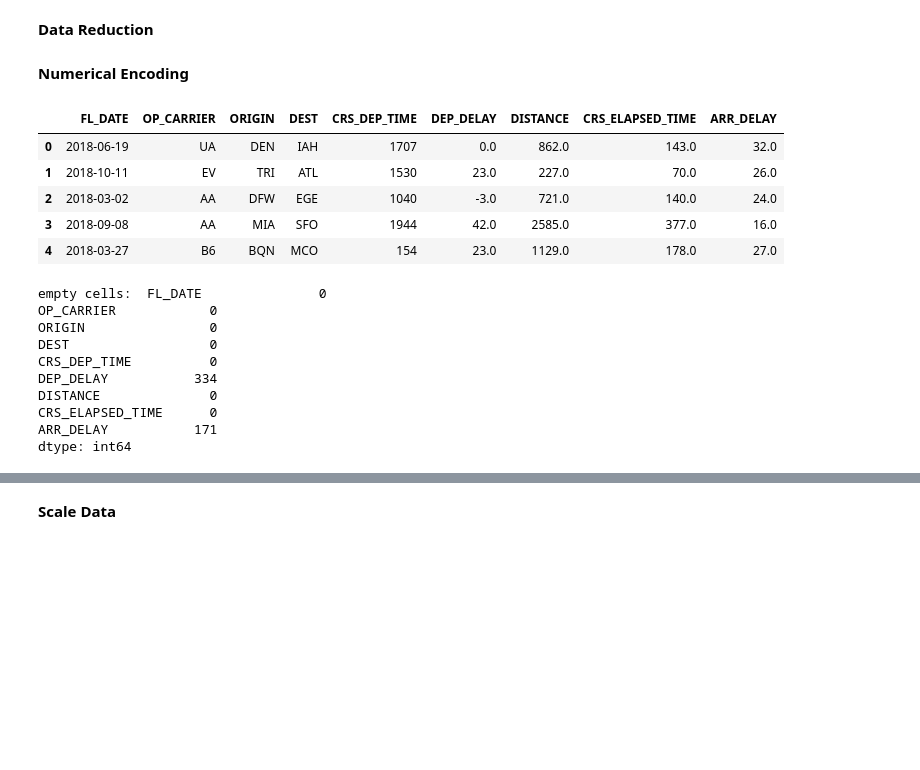
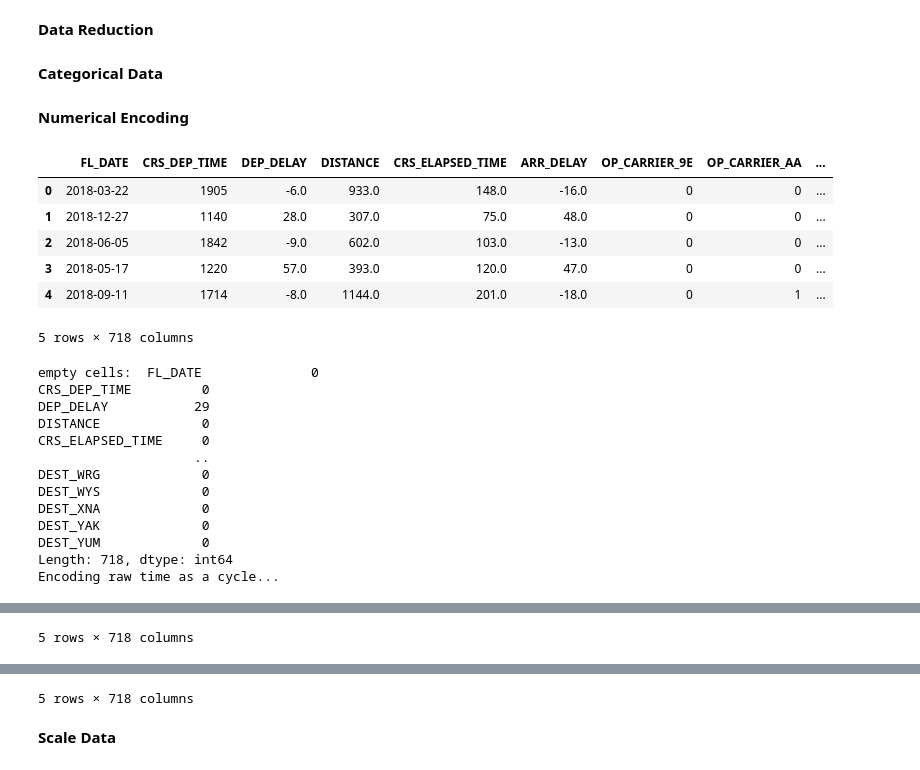
Before and after one commit to litAardvark/CSE151A_Group_Project_SII25, a Jupyter notebook: CSE151A_project.ipynb, the cells around one changed output, grey strips where cells are left out. Saved outputs shown, nothing was run; the diff lists cells and outputs as text; code cells hidden in the pictures; blank space fills up the shorter version.

```diff
--- a/CSE151A_project.ipynb
+++ b/CSE151A_project.ipynb
@@ -186,52 +164,83 @@ sns.pairplot(df_2018_select)
 # %% [markdown]
 **Data Reduction**
 # %%
-# Reduce data to around 500k rows
-reduced_feature_df = feature_df.sample(frac=0.069).reset_index(drop=True)
+reduced_feature_df = feature_df.sample(frac=0.0069, random_state=42).reset_index(drop=True)
+# %% [markdown]
+**Categorical Data**
+# %%
+
+categorical_feats = ["OP_CARRIER", "ORIGIN", "DEST"]
+def replace_missing_mode(df, cats):
+  modes = []
+  #calculate mode of each categorical column
+  for f in cats:
+     mode = reduced_feature_df[f].mode()
+     print (f"Mode of {f} is: {mode}")
+     df[f].fillna(mode)
+# %%
+def one_hot_encode (df, cats):
+  for f in cats:
+    enc = pd.get_dummies(df[f], dtype=int, prefix=str(f))
+    df = df.drop(f, axis = 1)
+    df = pd.concat([df, enc], axis=1)
+  return df
+
+reduced_feature_df = one_hot_encode(reduced_feature_df, categorical_feats)
 # %% [markdown]
 **Numerical Encoding**
 # %%
 import numpy as np
 from datetime import datetime
 
 display(reduced_feature_df.head())
 cycled_feature_df = reduced_feature_df.copy()
 missing = reduced_feature_df.isnull().sum()
 print("empty cells: ",missing)
+
+
 # Encode time as a cycle
-def transform_time_cyclical(col):
-    transformed = np.sin(2 * np.pi * reduced_feature_df[col] / 2400)
+def transform_time_cyclical(df, col, max):
+    transformed = np.sin(2 * np.pi * df[col] / max)
     return transformed
 
-cycled_feature_df['CRS_DEP_TIME'] = transform_time_cyclical('CRS_DEP_TIME')
+print("Encoding raw time as a cycle...")
+cycled_feature_df['CRS_DEP_TIME'] = transform_time_cyclical(reduced_feature_df, 'CRS_DEP_TIME', 2400)
 display(cycled_feature_df.head())
 
+
 # Replace missing value with the mean
+print("Replacing missing numerical values...")
 num_feats = ['CRS_DEP_TIME', 'DEP_DELAY', 'DISTANCE', 'CRS_ELAPSED_TIME', 'ARR_DELAY']
 for col in num_feats:
   cycled_feature_df[col] = np.where(cycled_feature_df[col].isnull(), np.nanmean(cycled_feature_df[col]), cycled_feature_df[col])
 
 missing = cycled_feature_df.isnull().sum()
 print("empty cells after: ", missing)
 
 # Encode the dates as numerical values on a 365 cycle
+print("Encoding date as a cycle...")
 cycled_feature_df['FL_DATE'] = pd.to_datetime(cycled_feature_df['FL_DATE'])
 cycled_feature_df['FL_DATE'] = cycled_feature_df['FL_DATE'].map(lambda x: x.timetuple().tm_yday)
+cycled_feature_df['FL_DATE'] = transform_time_cyclical(cycled_feature_df,'FL_DATE', 365)
 display(cycled_feature_df.head())
 # %% [output]
-|  | FL_DATE | OP_CARRIER | ORIGIN | DEST | CRS_DEP_TIME | DEP_DELAY | DISTANCE | CRS_ELAPSED_TIME | ARR_DELAY |
-| 0 | 2018-06-19 | UA | DEN | IAH | 1707 | 0.0 | 862.0 | 143.0 | 32.0 |
-| 1 | 2018-10-11 | EV | TRI | ATL | 1530 | 23.0 | 227.0 | 70.0 | 26.0 |
-| 2 | 2018-03-02 | AA | DFW | EGE | 1040 | -3.0 | 721.0 | 140.0 | 24.0 |
-| 3 | 2018-09-08 | AA | MIA | SFO | 1944 | 42.0 | 2585.0 | 377.0 | 16.0 |
-| 4 | 2018-03-27 | B6 | BQN | MCO | 154 | 23.0 | 1129.0 | 178.0 | 27.0 |
+|  | FL_DATE | CRS_DEP_TIME | DEP_DELAY | DISTANCE | CRS_ELAPSED_TIME | ARR_DELAY | OP_CARRIER_9E | OP_CARRIER_AA | ... |
+| 0 | 2018-03-22 | 1905 | -6.0 | 933.0 | 148.0 | -16.0 | 0 | 0 | ... |
+| 1 | 2018-12-27 | 1140 | 28.0 | 307.0 | 75.0 | 48.0 | 0 | 0 | ... |
+| 2 | 2018-06-05 | 1842 | -9.0 | 602.0 | 103.0 | -13.0 | 0 | 0 | ... |
+| 3 | 2018-05-17 | 1220 | 57.0 | 393.0 | 120.0 | 47.0 | 0 | 0 | ... |
+| 4 | 2018-09-11 | 1714 | -8.0 | 1144.0 | 201.0 | -18.0 | 0 | 1 | ... |
-empty cells:  FL_DATE               0
-OP_CARRIER            0
-ORIGIN                0
-DEST                  0
-CRS_DEP_TIME          0
-DEP_DELAY           334
-DISTANCE              0
-CRS_ELAPSED_TIME      0
-ARR_DELAY           171
-dtype: int64
+5 rows × 718 columns
+empty cells:  FL_DATE              0
+CRS_DEP_TIME         0
+DEP_DELAY           29
+DISTANCE             0
+CRS_ELAPSED_TIME     0
+                    ..
+DEST_WRG             0
+DEST_WYS             0
+DEST_XNA             0
+DEST_YAK             0
+DEST_YUM             0
+Length: 718, dtype: int64
+Encoding raw time as a cycle...
@@ -253,0 +253 @@ dtype: int64
+5 rows × 718 columns
@@ -260,3 +274,4 @@ dtype: int64
+5 rows × 718 columns
 # %% [markdown]
 **Scale Data**
 # %%
```
Also changed, not shown: parts of 12 cells of this notebook.
